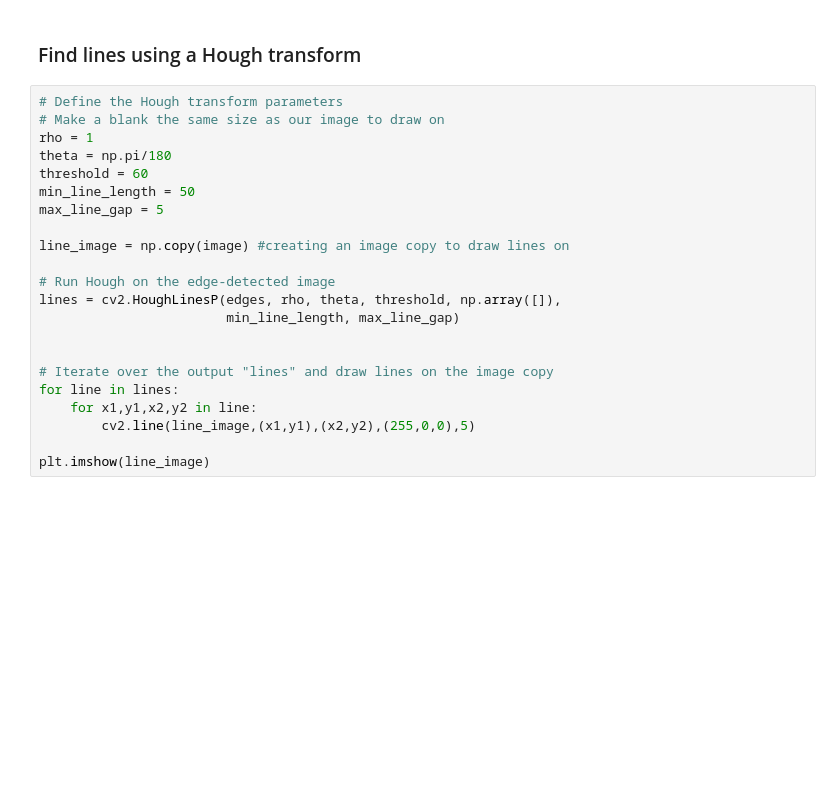
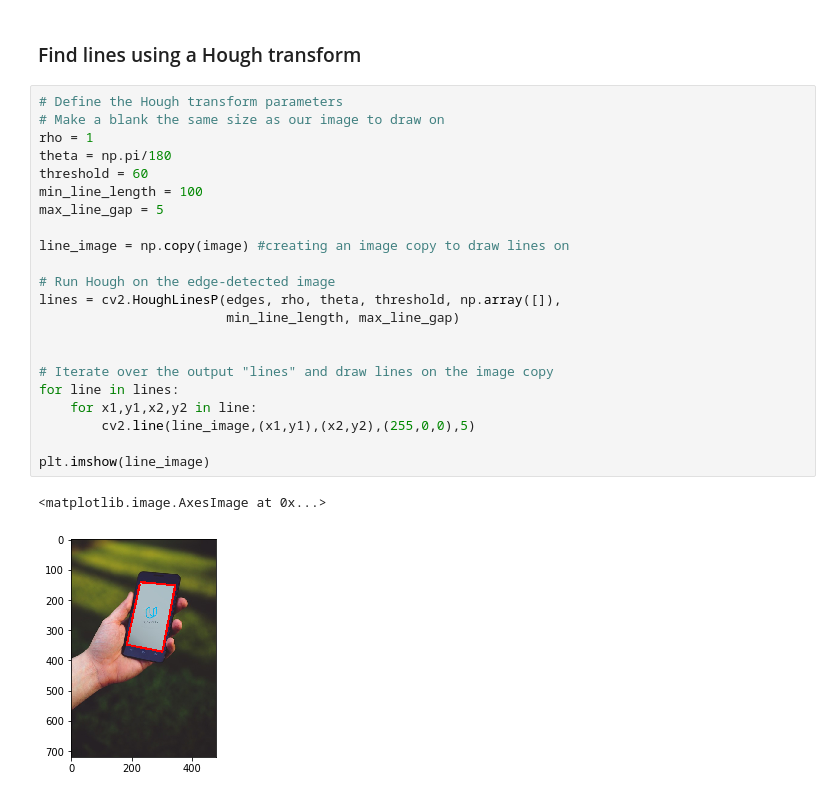
Before and after one commit to kamsaini/udacity-cvnd, a Jupyter notebook: CVND_Exercises/1_2_Convolutional_Filters_Edge_Detection/6_1. Hough lines.ipynb, the cells around one changed output. Saved outputs shown, nothing was run; the diff lists cells and outputs as text; blank space fills up the shorter version.

```diff
--- a/CVND_Exercises/1_2_Convolutional_Filters_Edge_Detection/6_1. Hough lines.ipynb
+++ b/CVND_Exercises/1_2_Convolutional_Filters_Edge_Detection/6_1. Hough lines.ipynb
@@ -36,22 +39,25 @@ plt.imshow(edges, cmap='gray')
 # %%
 # Define the Hough transform parameters
 # Make a blank the same size as our image to draw on
 rho = 1
 theta = np.pi/180
 threshold = 60
-min_line_length = 50
+min_line_length = 100
 max_line_gap = 5
 
 line_image = np.copy(image) #creating an image copy to draw lines on
 
 # Run Hough on the edge-detected image
 lines = cv2.HoughLinesP(edges, rho, theta, threshold, np.array([]),
                         min_line_length, max_line_gap)
 
 
 # Iterate over the output "lines" and draw lines on the image copy
 for line in lines:
     for x1,y1,x2,y2 in line:
         cv2.line(line_image,(x1,y1),(x2,y2),(255,0,0),5)
 
 plt.imshow(line_image)
+# %% [output]
+<matplotlib.image.AxesImage at 0x...>
+[figure, added]
```
Also changed, not shown: parts of 1 cell of this notebook.
